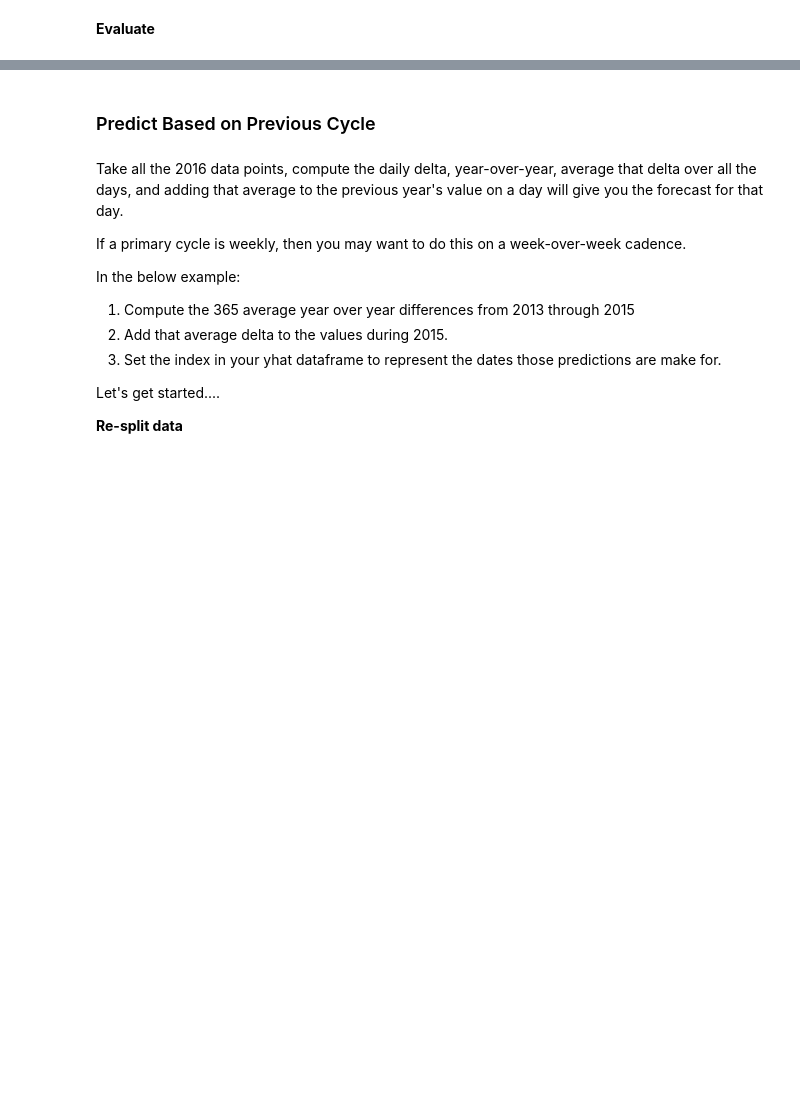
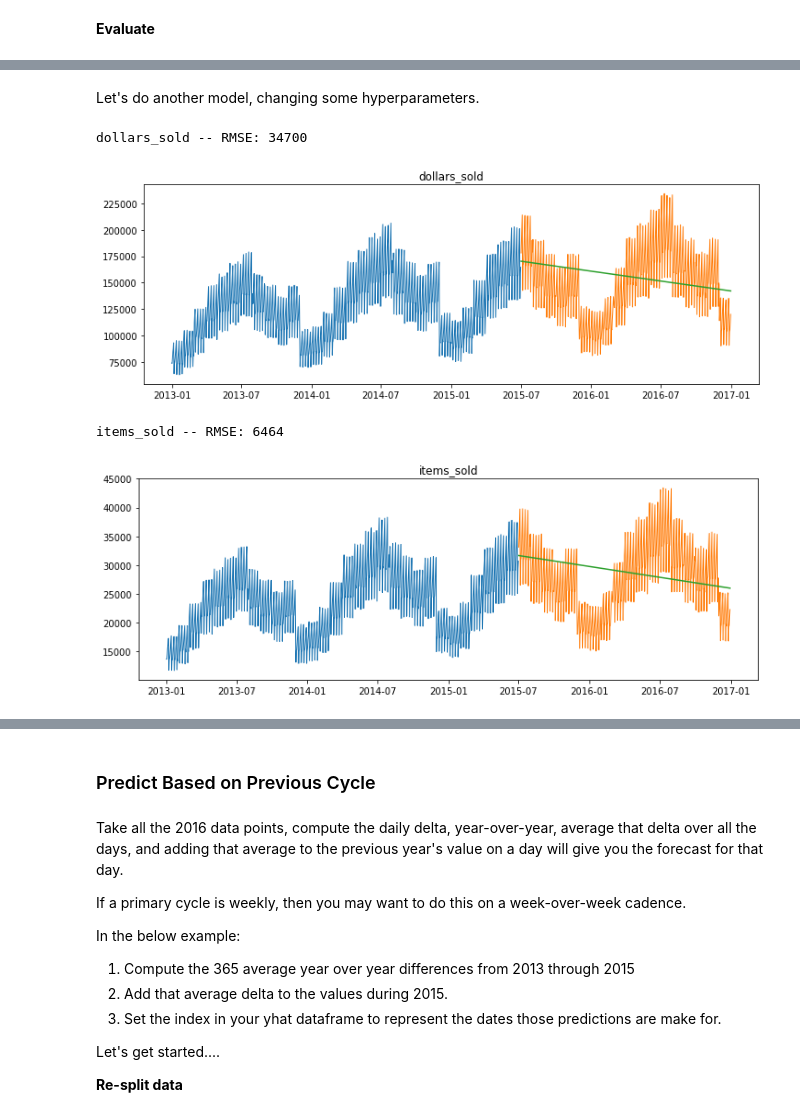
Before and after one commit to CodeupClassroom/darden-time-series-exercises, a Jupyter notebook: modeling.ipynb, the cells around one changed output, grey strips where cells are left out. Drawn from its saved outputs; the diff is of its cells as text; code cells hidden in the pictures; blank space fills up the shorter version.

```diff
--- a/modeling.ipynb
+++ b/modeling.ipynb
@@ -539,2 +582,6 @@ fit:
 # %% [markdown]
 **Evaluate**
+# %%
+for col in train.columns:
+    eval_df = append_eval_df(model_type = 'holts_optimized',
+                            target_var = col)
@@ -540,0 +608,19 @@ fit:
+# %% [markdown]
+Let's do another model, changing some hyperparameters.
+# %%
+for col in train.columns:
+    model = Holt(train[col], exponential=False)
+    model = model.fit(smoothing_level=.1,
+                      smoothing_slope=.1,
+                      optimized=False)
+    yhat_items = model.predict(start = validate.index[0],
+                               end = validate.index[-1])
+    yhat_df[col] = round(yhat_items, 2)
+# %%
+for col in train.columns:
+    plot_and_eval(target_var = col)
+# %% [output]
+dollars_sold -- RMSE: 34700
+[figure, added]
+items_sold -- RMSE: 6464
+[figure, added]
```
Also changed, not shown: parts of 25 cells of this notebook.
